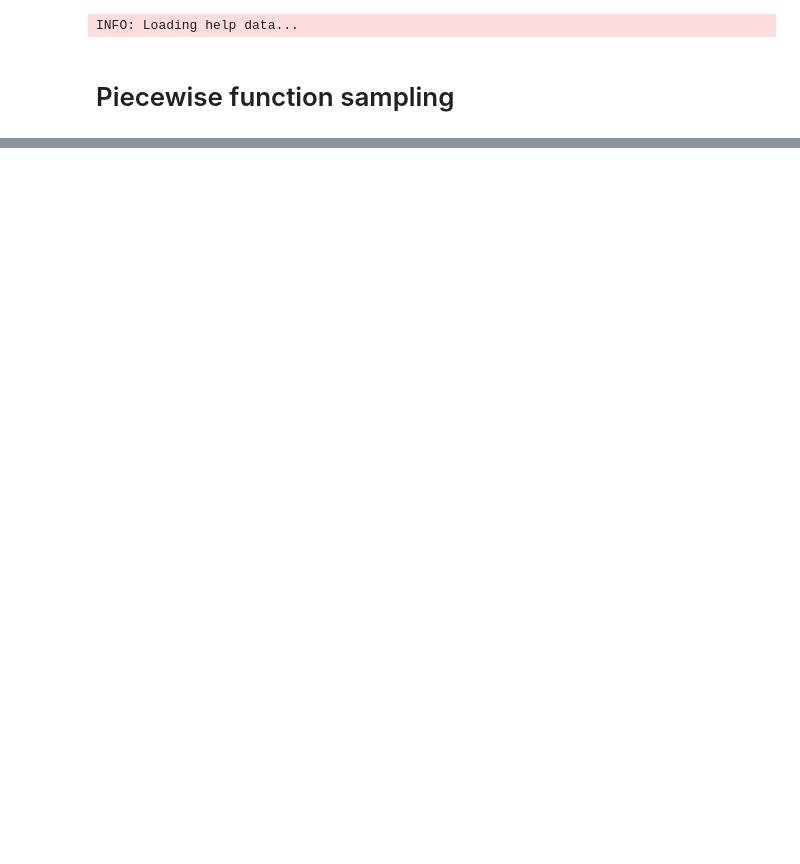
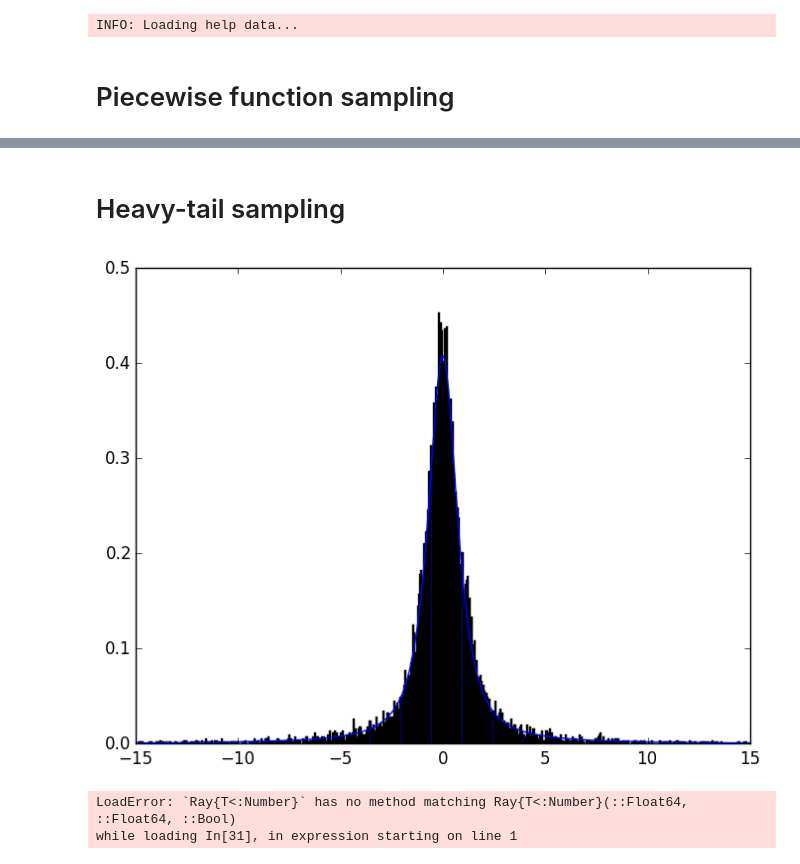
Before and after one commit to JuliaApproximation/ApproxFun.jl, a Jupyter notebook: examples/Sampling.ipynb, the cells around one changed output, grey strips where cells are left out. Cells and saved outputs as stored; diff of their text form; code cells hidden in the pictures; blank space fills up the shorter version.

```diff
--- a/examples/Sampling.ipynb
+++ b/examples/Sampling.ipynb
@@ -29,3 +41,16 @@ PyPlot.plt.hist(r;normed=true,bins=[-1.:.05:1.]);
+# %% [markdown]
+# Heavy-tail sampling
+# %%
+f=Fun(x->(1+sech(x))/(1+x^2),[-Inf,Inf])
+r=ApproxFun.sample(f,10000)
+
+x=-15:.05:15
+ApproxFun.plot(x,f/sum(f))
+PyPlot.plt.hist(r,x;normed=true);
+# %% [output]
+[figure, added]
 # %%
-x=Fun(identity)
-f = exp(x)/(1-x)^0.123
+f=Fun(x->exp(-x),[0,Inf])
+# %% [output]
+LoadError: `Ray{T<:Number}` has no method matching Ray{T<:Number}(::Float64, ::Float64, ::Bool)
+while loading In[31], in expression starting on line 1
```
Also changed, not shown: parts of 6 cells of this notebook, 1 other file.
